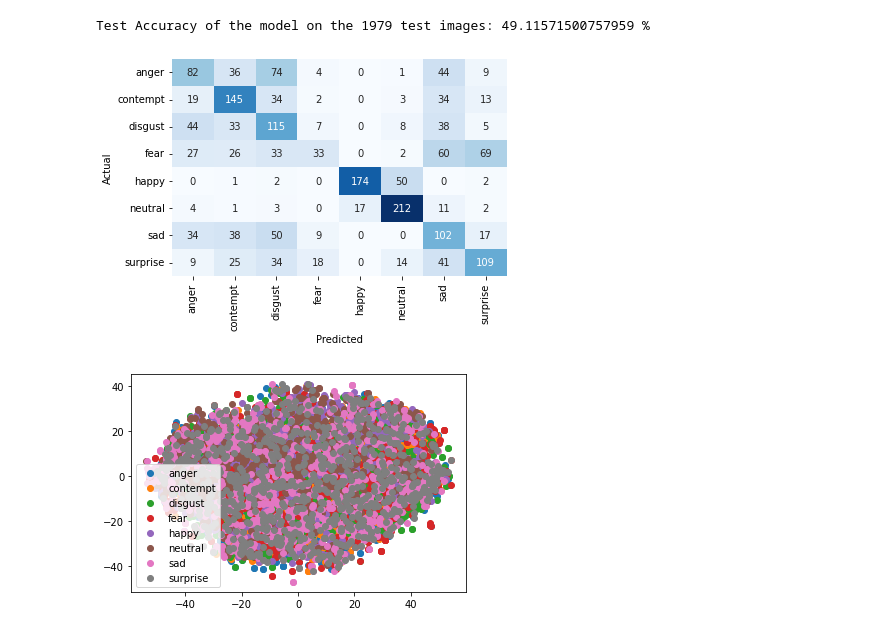
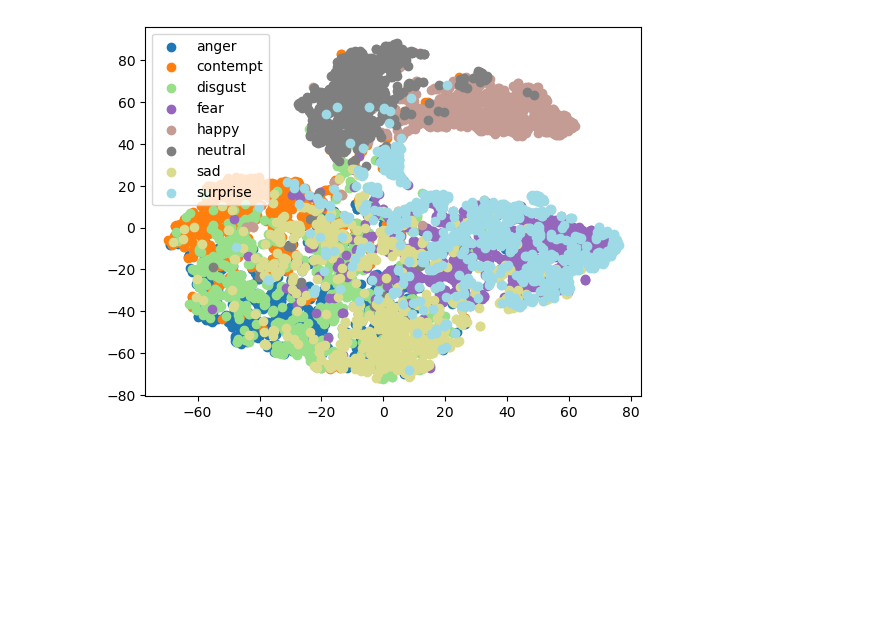
Before and after one commit to Devanshi1108/Facial-image-recognition, a Jupyter notebook: Mobilenetv2_AffectNetHQ.ipynb, the cells around one changed output. Saved outputs shown, nothing was run; the diff lists cells and outputs as text; code cells hidden in the pictures; blank space fills up the shorter version.

```diff
--- a/Mobilenetv2_AffectNetHQ.ipynb
+++ b/Mobilenetv2_AffectNetHQ.ipynb
@@ -105,18 +219,0 @@ Device: cuda:0
-# %%
-def train_model(model, train_loader, criterion, optimizer, device):
-    model.train()
-    running_loss = 0.0
-    running_corrects = 0
-    for inputs, labels in train_loader:
-        inputs, labels = inputs.to(device), labels.to(device)
-        optimizer.zero_grad()
-        outputs = model(inputs)
-        loss = criterion(outputs, labels)
-        _, preds = torch.max(outputs, 1)
-        loss.backward()
-        optimizer.step()
-        running_loss += loss.item() * inputs.size(0)
-        running_corrects += torch.sum(preds == labels.data)
-    epoch_loss = running_loss / len(train_loader.dataset)
-    epoch_acc = running_corrects.double() / len(train_loader.dataset)
-    return epoch_loss, epoch_acc
@@ -200,55 +288,26 @@ plt.show()
-# %%
-model.eval()
-with torch.no_grad():
-    correct = 0
-    total = 0
-    all_predicted = []
-    all_labels = []
-    for data in test_loader:
-        images, labels = data[0].to(torch.device('cuda:0')), data[1].to(torch.device('cuda:0'))
-        outputs = model(images)
-        _, predicted = torch.max(outputs.data, 1)
-        total += labels.size(0)
-        correct += (predicted == labels).sum().item()
-        all_predicted += predicted.tolist()
-        all_labels += labels.tolist()
-
-    print('Test Accuracy of the model on the {} test images: {} %'
-          .format(total, (correct / total) * 100))
-
-    cm = confusion_matrix(all_labels, all_predicted)
-    ax = sns.heatmap(cm, annot=True, fmt='d', cmap='Blues', cbar=False,
-                     xticklabels=test_dataset.classes, yticklabels=test_dataset.classes)
-    ax.set_xlabel('Predicted')
-    ax.set_ylabel('Actual')
-# %% [output]
-Test Accuracy of the model on the 1979 test images: 49.11571500757959 %
-[figure, removed]
 # %%
-label_names = ['anger', 'contempt', 'disgust','fear','happy','neutral','sad','surprise']
-colors = ['#1f77b4', '#ff7f0e', '#2ca02c', '#d62728', '#9467bd', '#8c564b', '#e377c2', '#7f7f7f']
-
-mobilenetv2 = models.mobilenet_v2(pretrained=False)
-mobilenetv2 = torch.nn.Sequential(*list(mobilenetv2.children())[:-1])
-mobilenetv2.eval()
-
-
+label_names = train_data.class_names
+cmap = colormap.get_cmap('tab20',len(label_names))
+colors = [cmap(i) for i in range(len(label_names))]
 features = []
 labels = []
+
 with torch.no_grad():
     for images, target in train_loader:
-        outputs = mobilenetv2(images)
-        features.append(outputs.view(outputs.size(0), -1).numpy())
-        labels.append(target.numpy())
+        images = images.to(device)
+        outputs = best_model(images)
+        features.append(outputs.view(outputs.size(0), -1).cpu().numpy())
+        labels.append(target.cpu().numpy())
+
 features = np.concatenate(features, axis=0)
 labels = np.concatenate(labels, axis=0)
-
 tsne = TSNE(n_components=2, random_state=0)
 tsne_features = tsne.fit_transform(features)
 
 for label_id in range(len(label_names)):
-    plt.scatter(tsne_features[labels == label_id, 0], tsne_features[labels == label_id, 1], c=colors[label_id], label=label_names[label_id])
+    mask = (labels == label_id).flatten()
+    plt.scatter(tsne_features[mask, 0], tsne_features[mask, 1], c=colors[label_id], label=label_names[label_id])
 plt.legend()
 plt.show()
 # %% [output]
-[figure, old version]
+[figure, new version]
```
Also changed, not shown: parts of 21 cells of this notebook, 2 other files.
